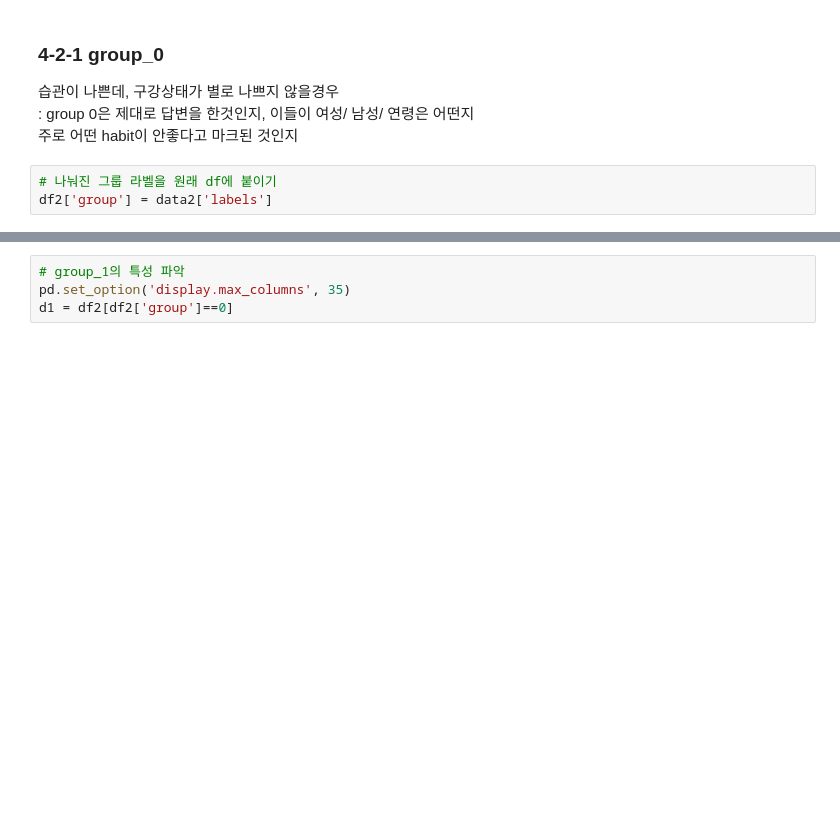
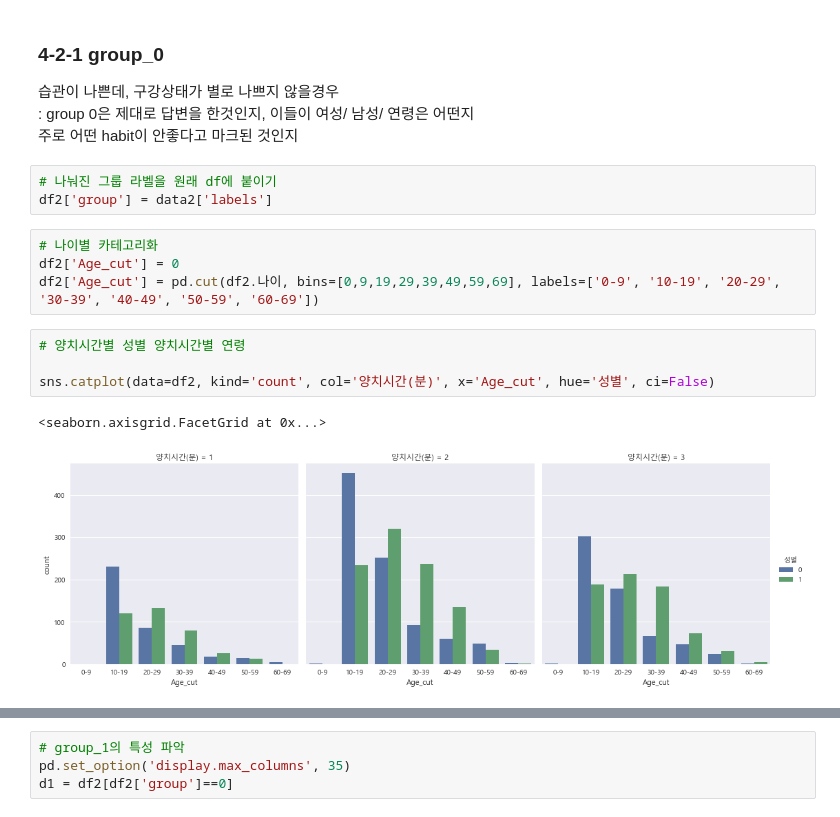
Before and after one commit to K-Final-Project/MZ-trend, a Jupyter notebook: KMEANS2.ipynb, the cells around one changed output, grey strips where cells are left out. Drawn from its saved outputs; the diff is of its cells as text; blank space fills up the shorter version.

```diff
--- a/KMEANS2.ipynb
+++ b/KMEANS2.ipynb
@@ -355,3 +355,14 @@ K=4 일때 레이더 차트를 확인해 보니 실제 비즈니스에서 쓰일
 # %%
 # 나눠진 그룹 라벨을 원래 df에 붙이기
 df2['group'] = data2['labels']
+# %%
+# 나이별 카테고리화
+df2['Age_cut'] = 0
+df2['Age_cut'] = pd.cut(df2.나이, bins=[0,9,19,29,39,49,59,69], labels=['0-9', '10-19', '20-29', '30-39', '40-49', '50-59', '60-69'])
+# %%
+# 양치시간별 성별 양치시간별 연령
+
+sns.catplot(data=df2, kind='count', col='양치시간(분)', x='Age_cut', hue='성별', ci=False)
+# %% [output]
+<seaborn.axisgrid.FacetGrid at 0x...>
+[figure, added]
```
Also changed, not shown: parts of 17 cells of this notebook, 5 other files.
